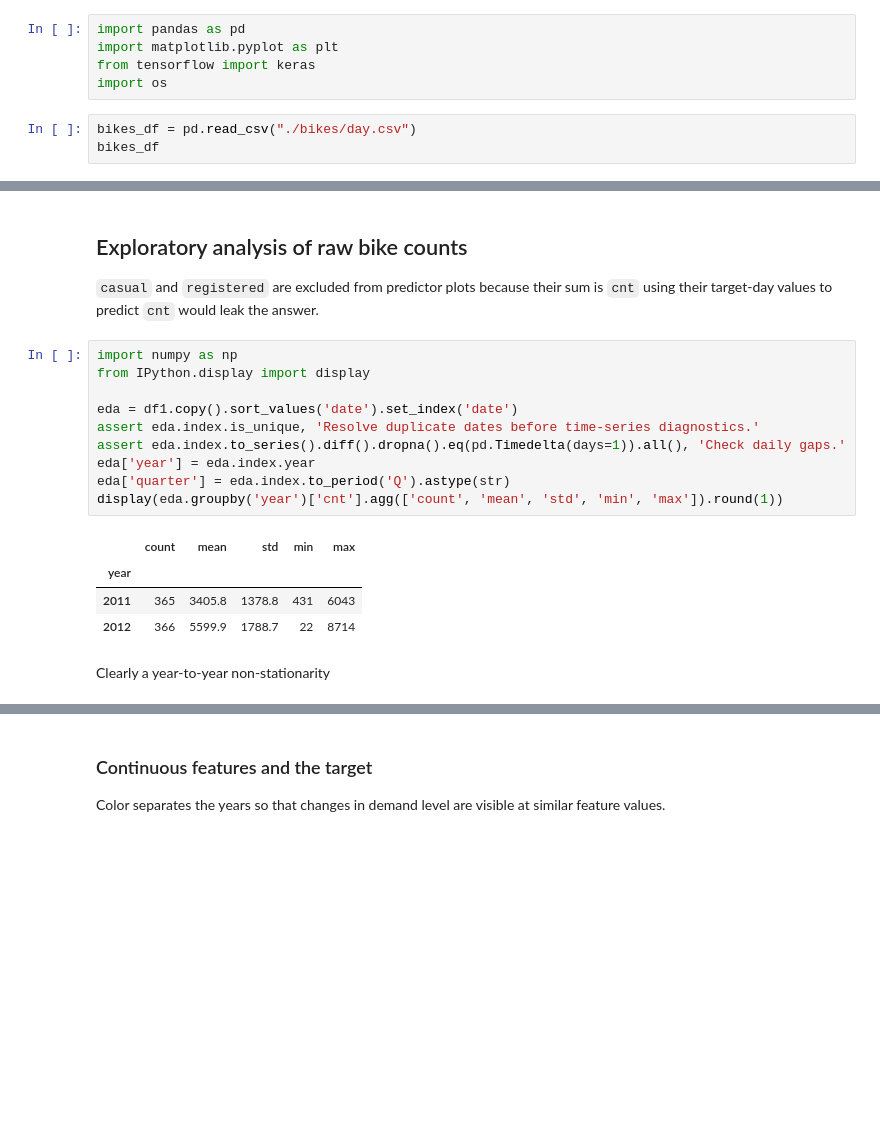
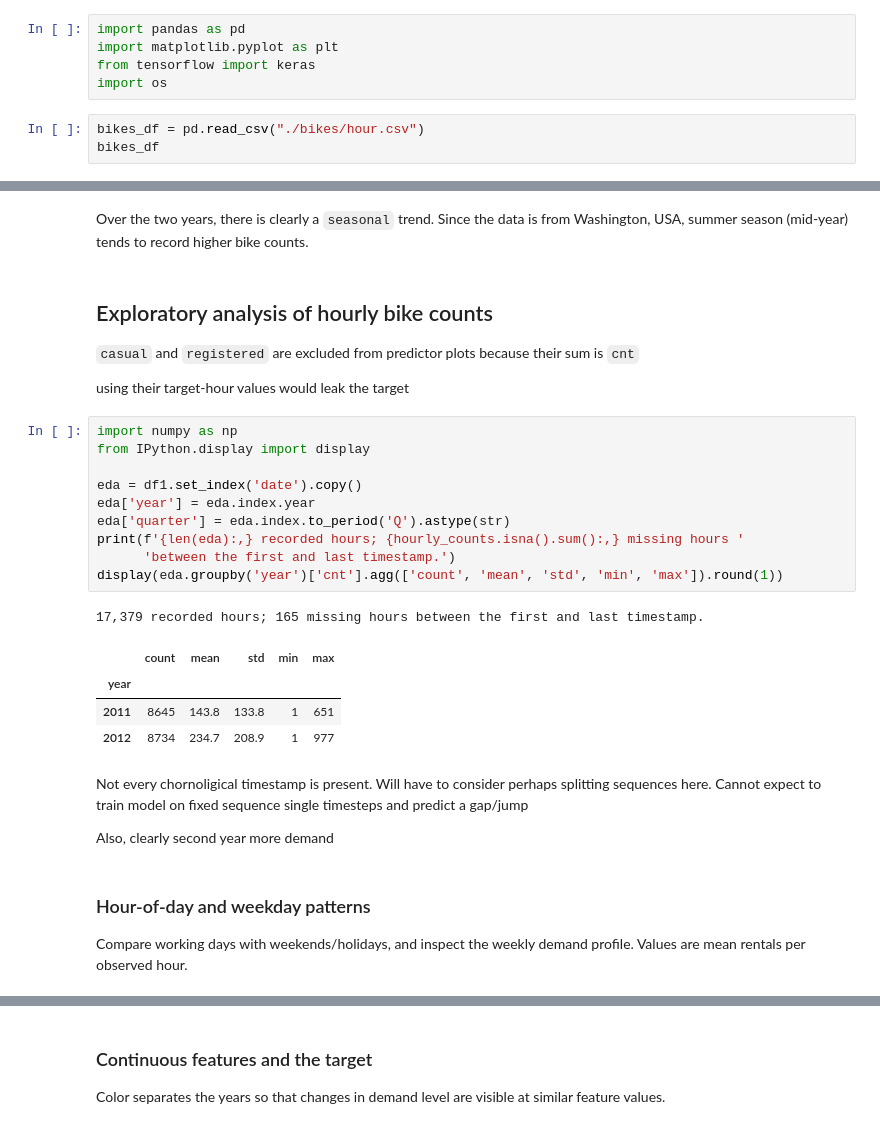
Before and after one commit to leggattsamuel04-ops/ML741, a Jupyter notebook: assignment3/Assignment3.ipynb, the cells around one changed output, grey strips where cells are left out. Cells and saved outputs as stored; diff of their text form; blank space fills up the shorter version.

```diff
--- a/assignment3/Assignment3.ipynb
+++ b/assignment3/Assignment3.ipynb
@@ -4,6 +4,6 @@ import matplotlib.pyplot as plt
 from tensorflow import keras
 import os
 # %%
-bikes_df = pd.read_csv("./bikes/day.csv")
+bikes_df = pd.read_csv("./bikes/hour.csv")
 bikes_df
 # %% [output]
@@ -57,22 +65,32 @@ plt.show()
+# %% [markdown]
+Over the two years, there is clearly a `seasonal` trend. Since the data is from Washington, USA, summer season (mid-year) tends to record higher bike counts.
 # %% [markdown]
-## Exploratory analysis of raw bike counts
+## Exploratory analysis of hourly bike counts
 
 `casual` and `registered` are excluded from predictor plots because their sum is `cnt`
-using their target-day values to predict `cnt` would leak the answer.
+
+using their target-hour values would leak the target
 # %%
 import numpy as np
 from IPython.display import display
 
-eda = df1.copy().sort_values('date').set_index('date')
-assert eda.index.is_unique, 'Resolve duplicate dates before time-series diagnostics.'
-assert eda.index.to_series().diff().dropna().eq(pd.Timedelta(days=1)).all(), 'Check daily gaps.'
+eda = df1.set_index('date').copy()
 eda['year'] = eda.index.year
 eda['quarter'] = eda.index.to_period('Q').astype(str)
+print(f'{len(eda):,} recorded hours; {hourly_counts.isna().sum():,} missing hours '
+      'between the first and last timestamp.')
 display(eda.groupby('year')['cnt'].agg(['count', 'mean', 'std', 'min', 'max']).round(1))
 # %% [output]
+17,379 recorded hours; 165 missing hours between the first and last timestamp.
 |  | count | mean | std | min | max |
 | year |  |  |  |  |  |
-| 2011 | 365 | 3405.8 | 1378.8 | 431 | 6043 |
-| 2012 | 366 | 5599.9 | 1788.7 | 22 | 8714 |
+| 2011 | 8645 | 143.8 | 133.8 | 1 | 651 |
+| 2012 | 8734 | 234.7 | 208.9 | 1 | 977 |
-# %% [markdown]
-Clearly a year-to-year non-stationarity
+# %% [markdown]
+Not every chornoligical timestamp is present. Will have to consider perhaps splitting sequences here. Cannot expect to train model on fixed sequence single timesteps and predict a gap/jump
+
+Also, clearly second year more demand
+# %% [markdown]
+### Hour-of-day and weekday patterns
+Compare working days with weekends/holidays, and inspect the weekly demand profile.
+Values are mean rentals per observed hour.
```
Also changed, not shown: parts of 24 cells of this notebook.
